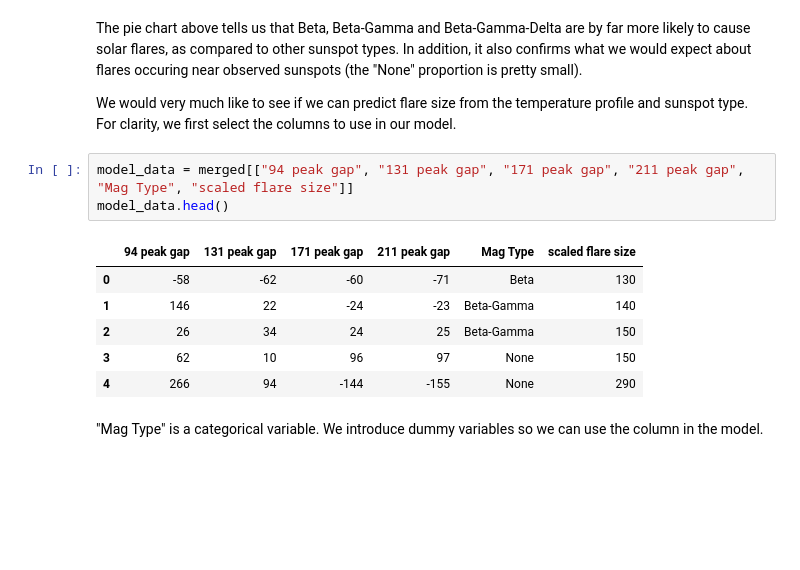
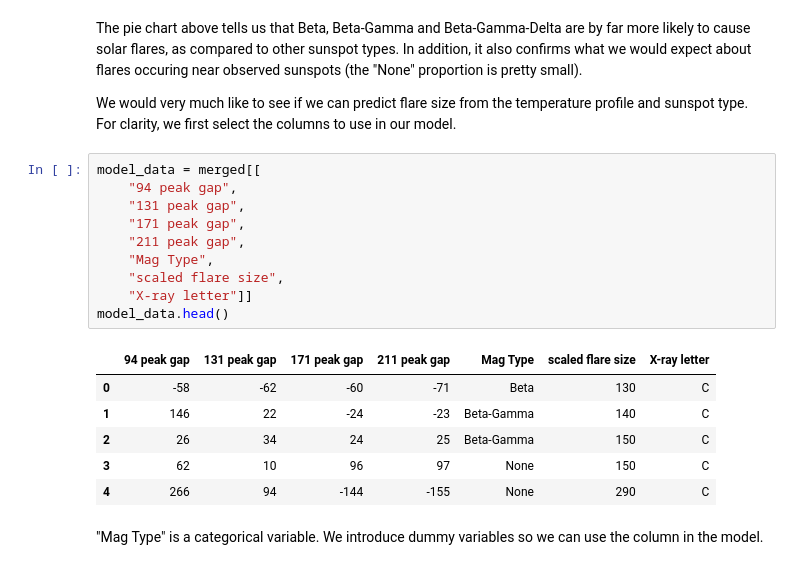
Before and after one commit to Nschanche/Flare_peaks, a Jupyter notebook: flare_project.ipynb, the cells around one changed output. Cells and saved outputs as stored; diff of their text form; blank space fills up the shorter version.

```diff
--- a/flare_project.ipynb
+++ b/flare_project.ipynb
@@ -1168,15 +1168,22 @@ The pie chart above tells us that Beta, Beta-Gamma and Beta-Gamma-Delta are by f
 
 We would very much like to see if we can predict flare size from the temperature profile and sunspot type. For clarity, we first select the columns to use in our model.
 # %%
-model_data = merged[["94 peak gap", "131 peak gap", "171 peak gap", "211 peak gap", "Mag Type", "scaled flare size"]]
+model_data = merged[[
+    "94 peak gap",
+    "131 peak gap",
+    "171 peak gap",
+    "211 peak gap",
+    "Mag Type",
+    "scaled flare size",
+    "X-ray letter"]]
 model_data.head()
 # %% [output]
-|  | 94 peak gap | 131 peak gap | 171 peak gap | 211 peak gap | Mag Type | scaled flare size |
-| 0 | -58 | -62 | -60 | -71 | Beta | 130 |
-| 1 | 146 | 22 | -24 | -23 | Beta-Gamma | 140 |
-| 2 | 26 | 34 | 24 | 25 | Beta-Gamma | 150 |
-| 3 | 62 | 10 | 96 | 97 | None | 150 |
-| 4 | 266 | 94 | -144 | -155 | None | 290 |
+|  | 94 peak gap | 131 peak gap | 171 peak gap | 211 peak gap | Mag Type | scaled flare size | X-ray letter |
+| 0 | -58 | -62 | -60 | -71 | Beta | 130 | C |
+| 1 | 146 | 22 | -24 | -23 | Beta-Gamma | 140 | C |
+| 2 | 26 | 34 | 24 | 25 | Beta-Gamma | 150 | C |
+| 3 | 62 | 10 | 96 | 97 | None | 150 | C |
+| 4 | 266 | 94 | -144 | -155 | None | 290 | C |
 # %% [markdown]
 "Mag Type" is a categorical variable. We introduce dummy variables so we can use the column in the model.
 # %%
```
Also changed, not shown: parts of 6 cells of this notebook.
